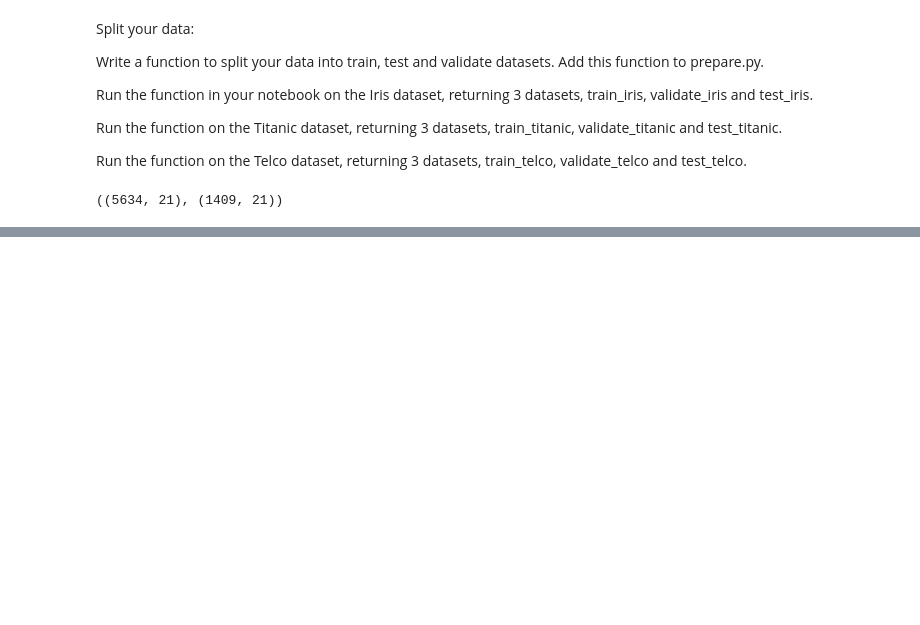
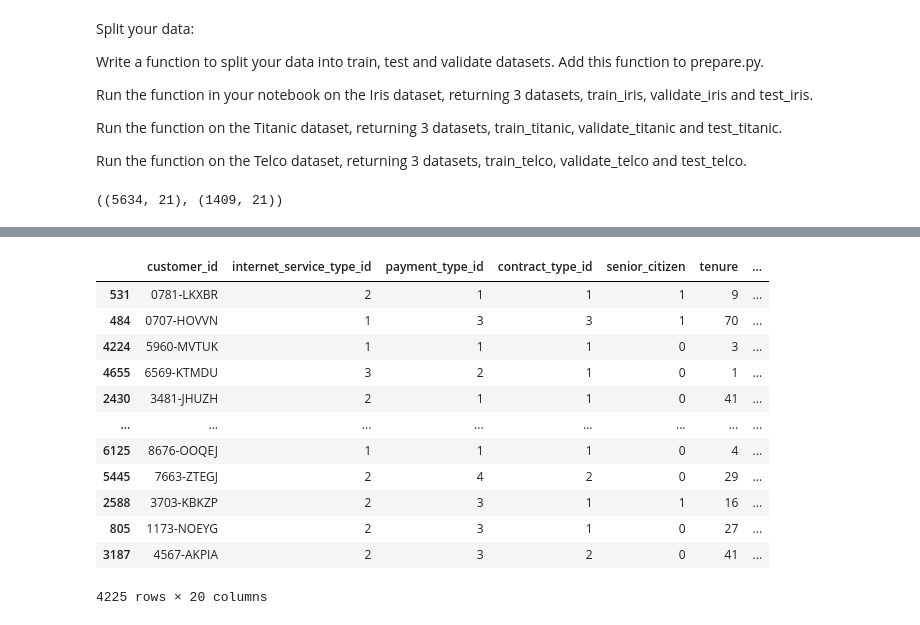
Before and after one commit to etclark3/classification-exercises, a Jupyter notebook: classification_exercises.ipynb, the cells around one changed output, grey strips where cells are left out. Saved outputs shown, nothing was run; the diff lists cells and outputs as text; code cells hidden in the pictures; blank space fills up the shorter version.

```diff
--- a/classification_exercises.ipynb
+++ b/classification_exercises.ipynb
@@ -1481,0 +1451,5 @@ for col in tel_train:
+# %%
+customer_id = pd.DataFrame(tel_train['customer_id'])
+                         #,'internet_service_type_id']]
+
+customer_id
@@ -1481,0 +1498,9 @@ for col in tel_train:
+# %%
+tel_train = tel_train[['internet_service_type_id', 'payment_type_id', 'contract_type_id',
+           'senior_citizen', 'tenure', 'monthly_charges',
+           'streaming_tv_Yes', 'streaming_movies_Yes',
+           'paperless_billing_Yes', 'churn_Yes', 'gender_Male', 'partner_Yes',
+           'dependents_Yes', 'phone_service_Yes', 'online_backup_Yes',
+           'device_protection_Yes', 'tech_support_Yes', 'online_security_Yes',
+           'multiple_lines_Yes']].astype('int')
+tel_train.info()
@@ -1481,0 +1534,16 @@ for col in tel_train:
+# %%
+pd.concat([customer_id,tel_train], axis=1)
+# %% [output]
+|  | customer_id | internet_service_type_id | payment_type_id | contract_type_id | senior_citizen | tenure | ... |
+| 531 | 0781-LKXBR | 2 | 1 | 1 | 1 | 9 | ... |
+| 484 | 0707-HOVVN | 1 | 3 | 3 | 1 | 70 | ... |
+| 4224 | 5960-MVTUK | 1 | 1 | 1 | 0 | 3 | ... |
+| 4655 | 6569-KTMDU | 3 | 2 | 1 | 0 | 1 | ... |
+| 2430 | 3481-JHUZH | 2 | 1 | 1 | 0 | 41 | ... |
+| ... | ... | ... | ... | ... | ... | ... | ... |
+| 6125 | 8676-OOQEJ | 1 | 1 | 1 | 0 | 4 | ... |
+| 5445 | 7663-ZTEGJ | 2 | 4 | 2 | 0 | 29 | ... |
+| 2588 | 3703-KBKZP | 2 | 3 | 1 | 1 | 16 | ... |
+| 805 | 1173-NOEYG | 2 | 3 | 1 | 0 | 27 | ... |
+| 3187 | 4567-AKPIA | 2 | 3 | 2 | 0 | 41 | ... |
+4225 rows × 20 columns
```
Also changed, not shown: parts of 124 cells of this notebook.
